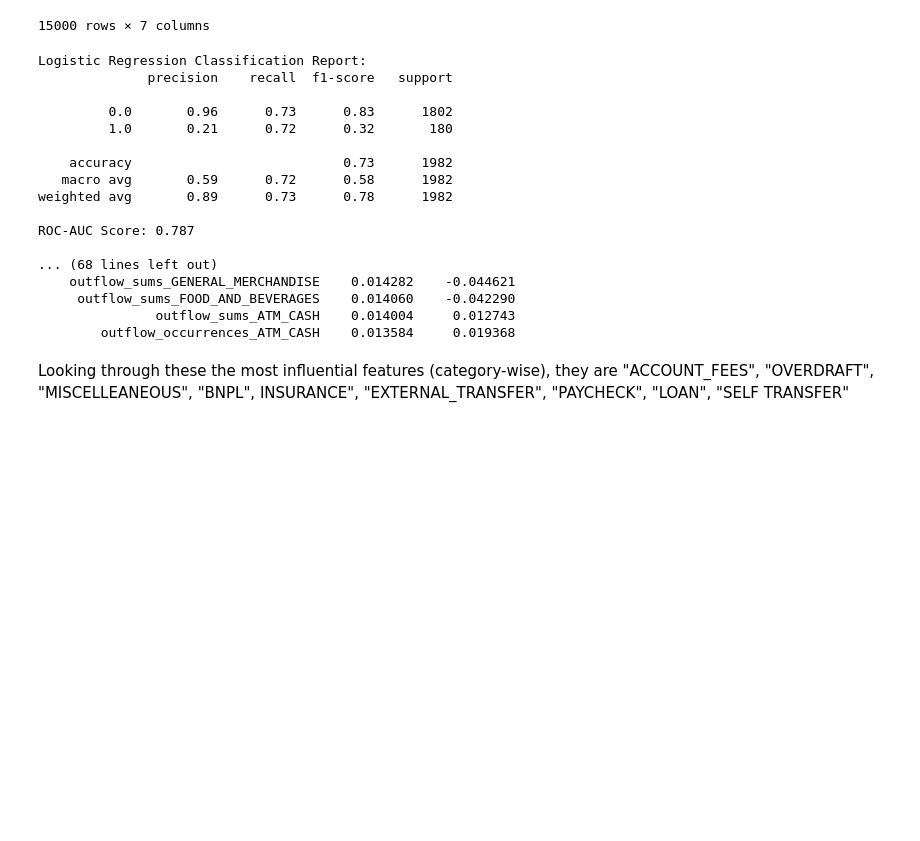
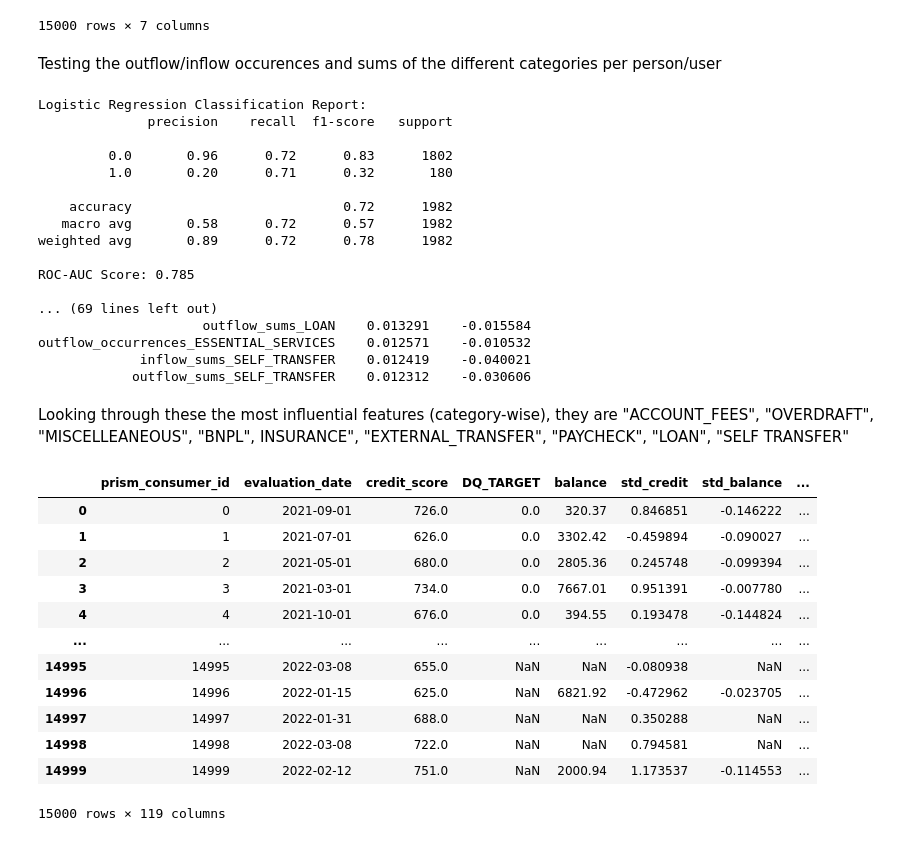
Before and after one commit to hillarychang/dsc180b-capstone-q2, a Jupyter notebook: src/notebooks/kevin_q2_eda.ipynb, the cells around one changed output. Cells and saved outputs as stored; diff of their text form; code cells hidden in the pictures; blank space fills up the shorter version.

```diff
--- a/src/notebooks/kevin_q2_eda.ipynb
+++ b/src/notebooks/kevin_q2_eda.ipynb
@@ -606,26 +606,44 @@ consumer_balance
 | 14998 | 14998 | 2022-03-08 | 722.0 | NaN | NaN | 0.794581 | NaN |
 | 14999 | 14999 | 2022-02-12 | 751.0 | NaN | 2000.94 | 1.173537 | -0.114553 |
 15000 rows × 7 columns
+# %% [markdown]
+Testing the outflow/inflow occurences and sums of the different categories per person/user
 # %%
-classification_features = consumer_features.columns[4:].drop('balance')
+classification_features = consumer_features.columns[4:]
 run_classification2(classification_features, "DQ_TARGET", consumer_features)
 # %% [output]
 Logistic Regression Classification Report:
               precision    recall  f1-score   support
 
-         0.0       0.96      0.73      0.83      1802
-         1.0       0.21      0.72      0.32       180
+         0.0       0.96      0.72      0.83      1802
+         1.0       0.20      0.71      0.32       180
 
-    accuracy                           0.73      1982
-   macro avg       0.59      0.72      0.58      1982
-weighted avg       0.89      0.73      0.78      1982
+    accuracy                           0.72      1982
+   macro avg       0.58      0.72      0.57      1982
+weighted avg       0.89      0.72      0.78      1982
 
-ROC-AUC Score: 0.787
+ROC-AUC Score: 0.785
 
-... (68 lines left out)
-    outflow_sums_GENERAL_MERCHANDISE    0.014282    -0.044621
-     outflow_sums_FOOD_AND_BEVERAGES    0.014060    -0.042290
-               outflow_sums_ATM_CASH    0.014004     0.012743
-        outflow_occurrences_ATM_CASH    0.013584     0.019368
+... (69 lines left out)
+                     outflow_sums_LOAN    0.013291    -0.015584
+outflow_occurrences_ESSENTIAL_SERVICES    0.012571    -0.010532
+             inflow_sums_SELF_TRANSFER    0.012419    -0.040021
+            outflow_sums_SELF_TRANSFER    0.012312    -0.030606
 # %% [markdown]
 Looking through these the most influential features (category-wise), they are "ACCOUNT_FEES", "OVERDRAFT", "MISCELLEANEOUS", "BNPL", INSURANCE", "EXTERNAL_TRANSFER", "PAYCHECK", "LOAN", "SELF TRANSFER"
+# %%
+consumer_features
+# %% [output]
+|  | prism_consumer_id | evaluation_date | credit_score | DQ_TARGET | balance | std_credit | std_balance | ... |
+| 0 | 0 | 2021-09-01 | 726.0 | 0.0 | 320.37 | 0.846851 | -0.146222 | ... |
+| 1 | 1 | 2021-07-01 | 626.0 | 0.0 | 3302.42 | -0.459894 | -0.090027 | ... |
+| 2 | 2 | 2021-05-01 | 680.0 | 0.0 | 2805.36 | 0.245748 | -0.099394 | ... |
+| 3 | 3 | 2021-03-01 | 734.0 | 0.0 | 7667.01 | 0.951391 | -0.007780 | ... |
+| 4 | 4 | 2021-10-01 | 676.0 | 0.0 | 394.55 | 0.193478 | -0.144824 | ... |
+| ... | ... | ... | ... | ... | ... | ... | ... | ... |
+| 14995 | 14995 | 2022-03-08 | 655.0 | NaN | NaN | -0.080938 | NaN | ... |
+| 14996 | 14996 | 2022-01-15 | 625.0 | NaN | 6821.92 | -0.472962 | -0.023705 | ... |
+| 14997 | 14997 | 2022-01-31 | 688.0 | NaN | NaN | 0.350288 | NaN | ... |
+| 14998 | 14998 | 2022-03-08 | 722.0 | NaN | NaN | 0.794581 | NaN | ... |
+| 14999 | 14999 | 2022-02-12 | 751.0 | NaN | 2000.94 | 1.173537 | -0.114553 | ... |
+15000 rows × 119 columns
```
Also changed, not shown: parts of 4 cells of this notebook, 1 other file.
